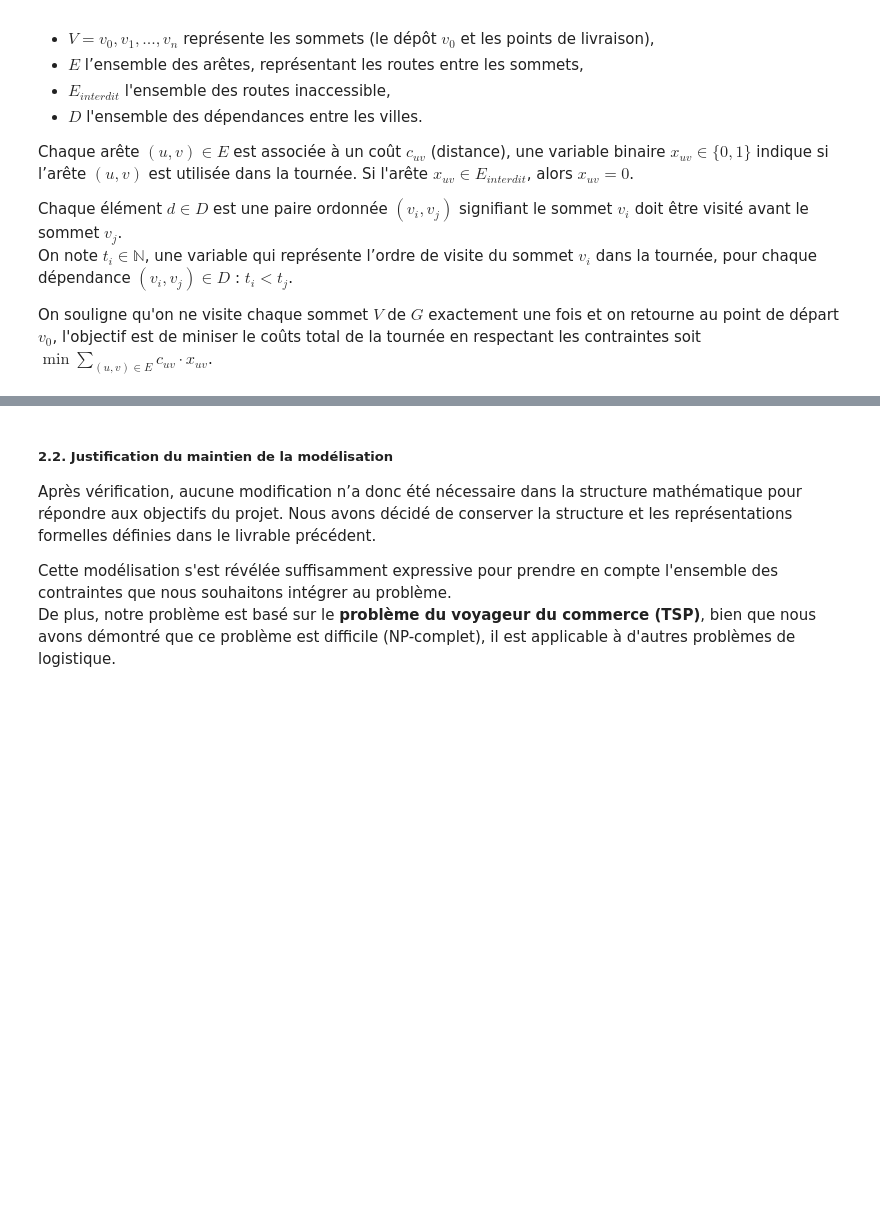
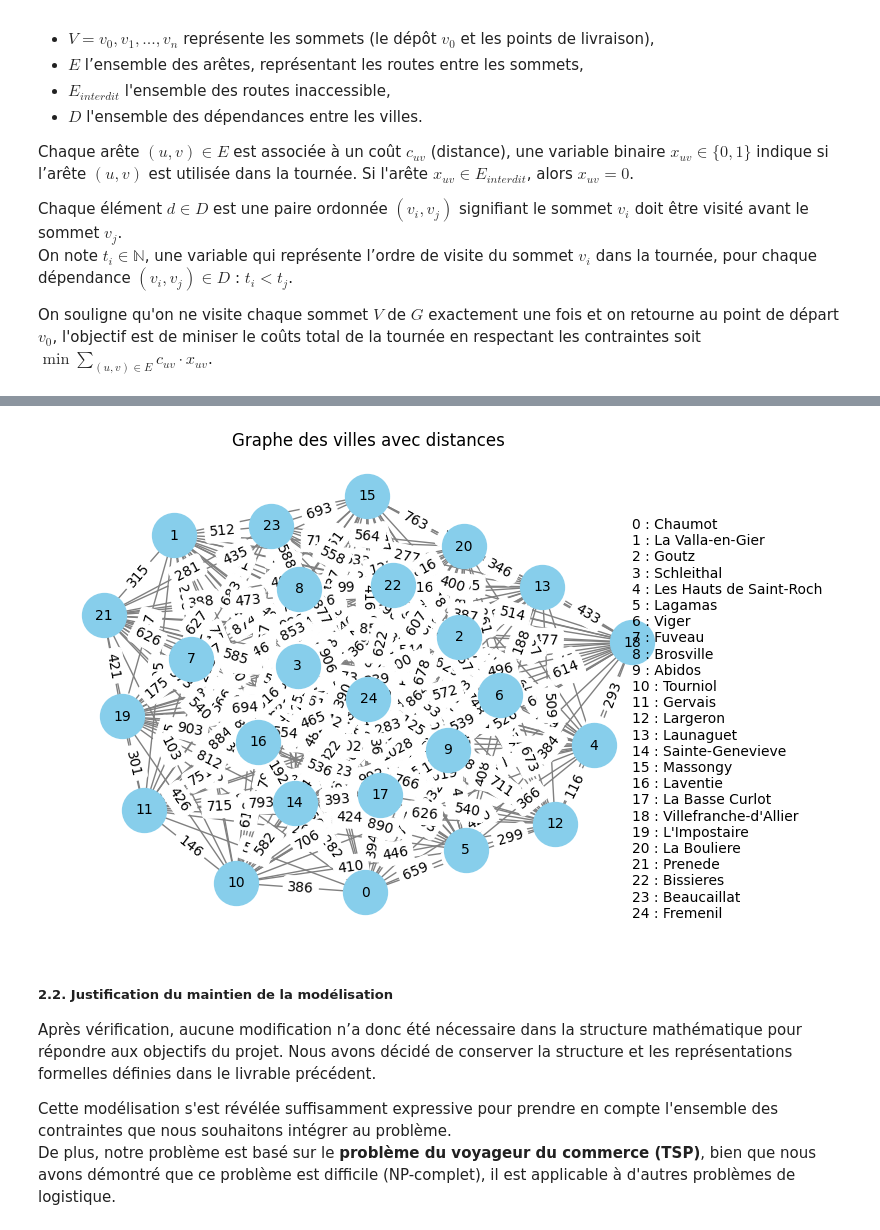
Before and after one commit to noiia/BLOC_RECHERCHE_OPERATIONNELLE, a Jupyter notebook: final_projet.ipynb, the cells around one changed output, grey strips where cells are left out. Drawn from its saved outputs; the diff is of its cells as text; code cells hidden in the pictures; blank space fills up the shorter version.

```diff
--- a/final_projet.ipynb
+++ b/final_projet.ipynb
@@ -94,7 +112,7 @@ def GenerateCityMapFromCSV(size):
             city_map[city] = (lat,lon)
     return city_map
 
-Cities = GenerateCityMapFromCSV(6)
+Cities = GenerateCityMapFromCSV(25)
 # %%
 def calculate_travel_time(departure_city, arrival_city, city_map, mode, osrm_link, params):
     """
@@ -239,35 +259,38 @@ def generate_hamiltonian_graph(path, path_cost, matrix, cities):
     import networkx as nx
     import matplotlib.pyplot as plt
 
-    G = nx.DiGraph()
-    cities_converted = {}
-    total_weight = 0
+    try :
+        G = nx.DiGraph()
+        cities_converted = {}
+        total_weight = 0
 
-    for city_index in range(len(path) - 1):
-        city1 = list(cities.items())[path[city_index]]
-        city2 = list(cities.items())[path[city_index+1]]
-        if city1 != city2:
-            if city1 not in cities_converted:
-                cities_converted[city1] = path[city_index]
-            if city2 not in cities_converted:
-                cities_converted[city2] = path[city_index+1]
+        for city_index in range(len(path) - 1):
+            city1 = list(cities.items())[path[city_index]]
+            city2 = list(cities.items())[path[city_index+1]]
+            if city1 != city2:
+                if city1 not in cities_converted:
+                    cities_converted[city1] = path[city_index]
+                if city2 not in cities_converted:
+                    cities_converted[city2] = path[city_index+1]
 
-            edge_weight = matrix[list(cities.keys()).index(city1[0])][list(cities.keys()).index(city2[0])][1]
-            total_weight += edge_weight
-            G.add_edge(cities_converted[city1], cities_converted[city2],weight=f"{edge_weight}")
+                edge_weight = matrix[list(cities.keys()).index(city1[0])][list(cities.keys()).index(city2[0])][1]
+                total_weight += edge_weight
+                G.add_edge(cities_converted[city1], cities_converted[city2],weight=f"{edge_weight}")
 
-    if path_cost != total_weight:
-        raise "Dissociation between given path cost and computed total weight"
+        if path_cost != total_weight:
+            raise f"Dissociation between given path cost and computed total weight {path_cost, total_weight}"
 
-    pos = nx.circular_layout(G)
-    nx.draw(G, pos, with_labels=True, node_color='skyblue', node_size=500, edge_color='gray', font_size=10)
-    nx.draw_networkx_edges(G, pos, edgelist=G.edges(), edge_color='gray', width=2, alpha=0.7, arrowstyle='-|>', arrowsize=20)
-    edge_labels = nx.get_edge_attributes(G, 'weight')
-    nx.draw_networkx_edge_labels(G, pos, edge_labels=edge_labels, font_size=8)
+        pos = nx.circular_layout(G)
+        nx.draw(G, pos, with_labels=True, node_color='skyblue', node_size=500, edge_color='gray', font_size=10)
+        nx.draw_networkx_edges(G, pos, edgelist=G.edges(), edge_color='gray', width=2, alpha=0.7, arrowstyle='-|>', arrowsize=20)
+        edge_labels = nx.get_edge_attributes(G, 'weight')
+        nx.draw_networkx_edge_labels(G, pos, edge_labels=edge_labels, font_size=8)
 
-    plt.title("Graphe du chemin à suivre entre les villes")
-    plt.text(1, -1, "\n".join([f"{i} : {city}" for i, city in enumerate(cities.keys())]) + f"\n\nCoût du chemin : {path_cost}", fontsize=10)
-    plt.show()
+        plt.title("Graphe du chemin à suivre entre les villes")
+        plt.text(1, -1, "\n".join([f"{i} : {city}" for i, city in enumerate(cities.keys())]) + f"\n\nCoût du chemin : {path_cost}", fontsize=10)
+        plt.show()
+    except:
+        print("error during graph creation")
 
 def generate_complete_map(cities):
     import folium
@@ -304,34 +327,36 @@ def generate_hamiltonian_map(path, cities):
     loc_cities = defaultdict(list)
 
     for city in cities:
         lat, lon = cities[city]
         if lat and lon:
             loc_cities[city].append((lat, lon))
         else:
             cities.pop(city)
 
     for i, city in enumerate(cities):
         lat, lon = loc_cities[city][0]
         folium.Marker(
             location=[lat, lon],
             popup=city,
             icon=folium.DivIcon(html=f"""<div style="font-size: 16pt; color: white; background-color: blue; border-radius: 50%; width: 24px; height: 24px; text-align: center; line-height: 24px;">{i}</div>""")
         ).add_to(french_map)
 
     for i in range(len(path) - 1):
         city1 = list(cities.keys())[path[i]]
         city2 = list(cities.keys())[path[i + 1]]
 
         lat1, lon1 = loc_cities[city1][0]
         lat2, lon2 = loc_cities[city2][0]
 
         folium.PolyLine([(lat1, lon1), (lat2, lon2)], color="blue", weight=2, opacity=0.6).add_to(french_map)
 
     french_map.save("graphe_hamiltonien_sur_carte.html")
     webbrowser.open("graphe_hamiltonien_sur_carte.html")
 
-generate_complete_graph(printable_matrix, Cities)
+generate_complete_graph(matrix, Cities)
 generate_complete_map(Cities)
+# %% [output]
+[figure, added]
 # %% [markdown]
 
 ##### 2.2. Justification du maintien de la modélisation
```
Also changed, not shown: parts of 4 cells of this notebook, 8 other files.
